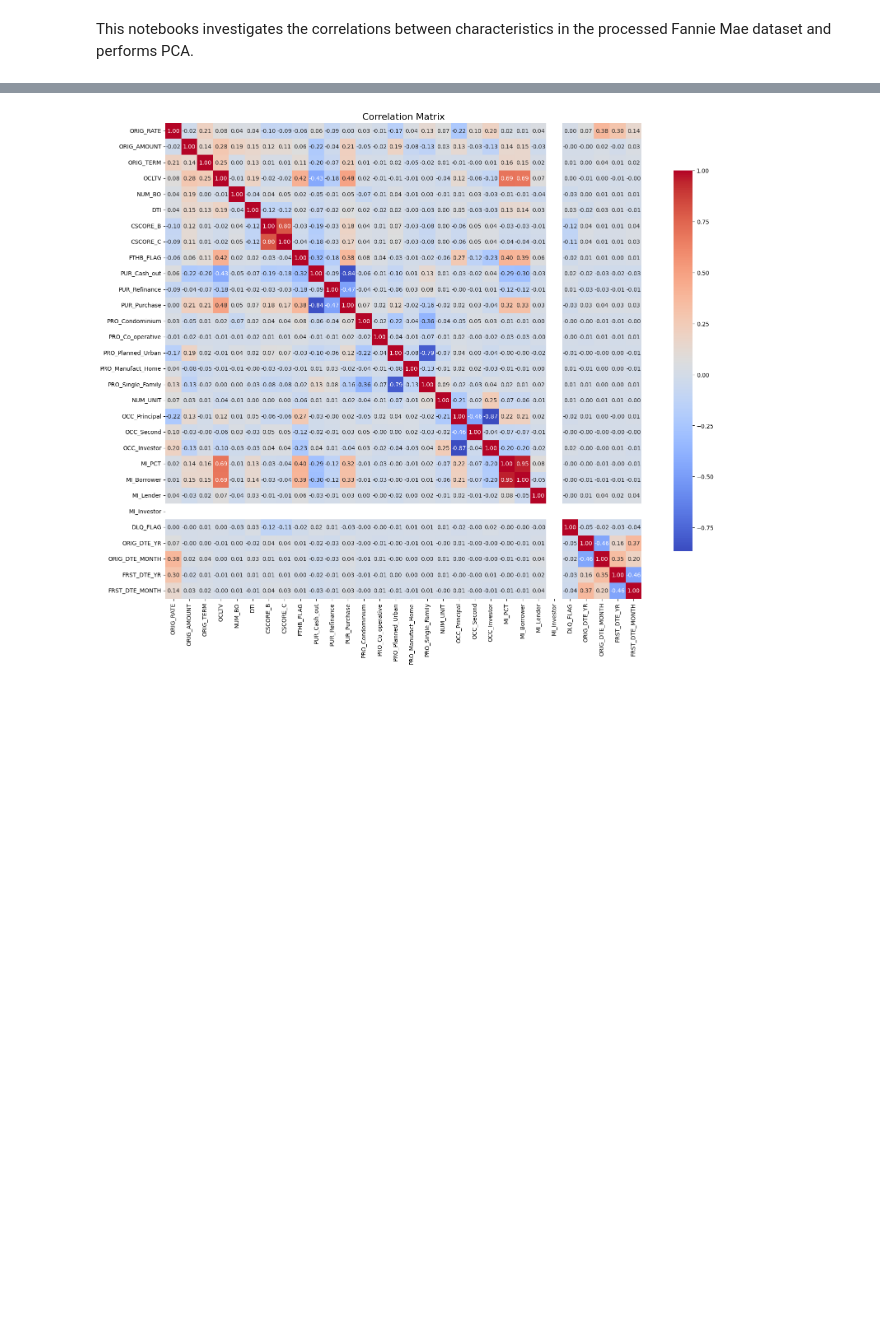
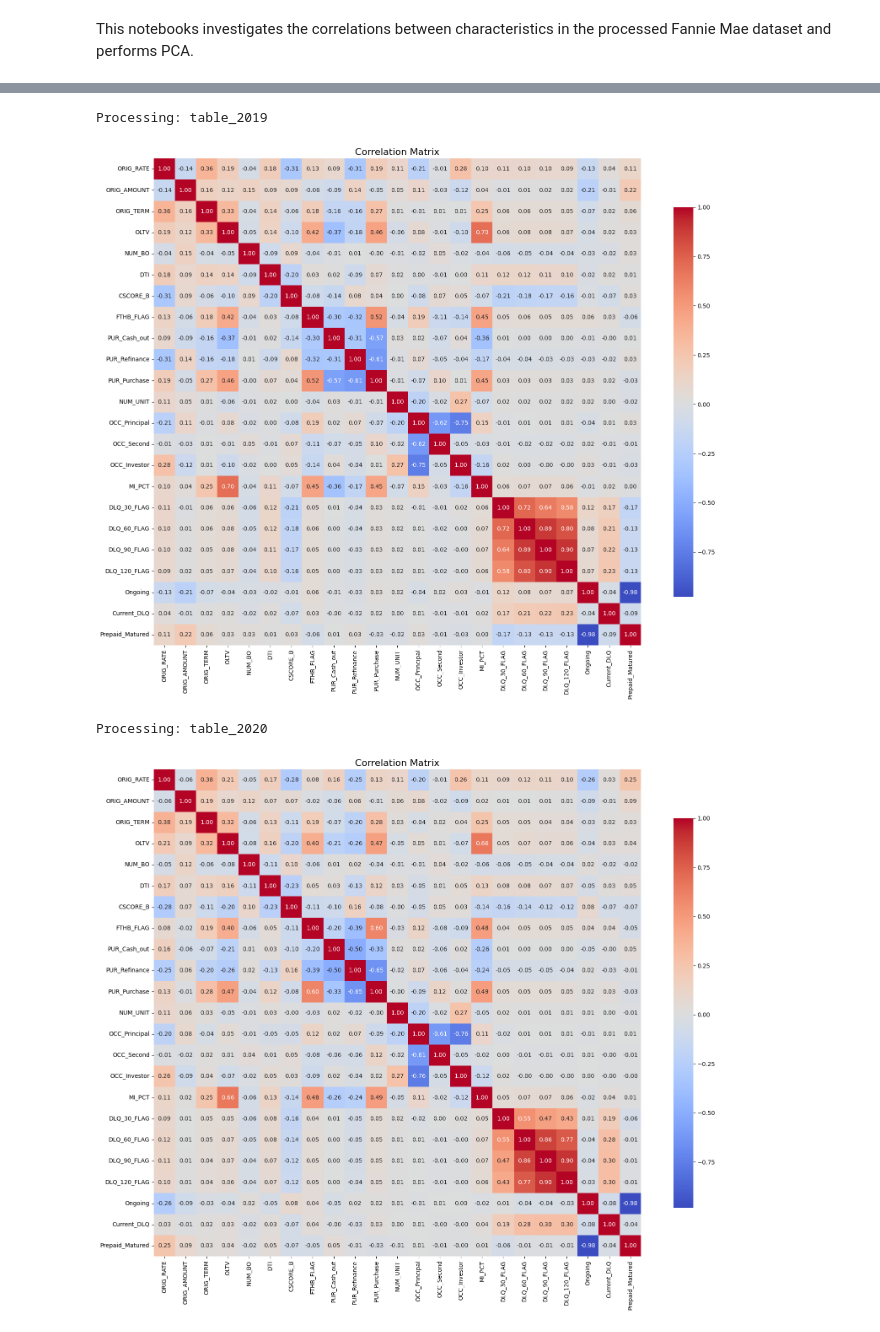
Before and after one commit to MIE479-2024/msf-capstone-crm, a Jupyter notebook: EDA/correlation_analysis.ipynb, the cells around one changed output, grey strips where cells are left out. Cells and saved outputs as stored; diff of their text form; code cells hidden in the pictures; blank space fills up the shorter version.

Commit message:
updata pca and correlation analysis for new dataset

```diff
--- a/EDA/correlation_analysis.ipynb
+++ b/EDA/correlation_analysis.ipynb
@@ -91,16 +24,32 @@ dtype: int64
 # %%
-# Compute matrix
-correlation_matrix = model_data.corr()
-# Create a heatmap
-plt.figure(figsize=(20, 15))
-sns.heatmap(correlation_matrix,
-             annot=True,
-             fmt=".2f",
-             cmap='coolwarm',
-             square=True,
-             cbar_kws={"shrink": .8}
-            )
-plt.title('Correlation Matrix', fontsize=16)
-plt.show()
+# Read-in processed data
+# Filter based on columns relevant for modelling
+REQUIRED_COLUMNS = [
+    'ORIG_RATE', 'ORIG_AMOUNT', 'ORIG_TERM', 'OLTV', 'NUM_BO', 'DTI', 'CSCORE_B', # 'CSCORE_C',
+    'FTHB_FLAG', 'PUR_Cash_out', 'PUR_Refinance', 'PUR_Purchase', 'NUM_UNIT',
+    'OCC_Principal', 'OCC_Second', 'OCC_Investor', 'MI_PCT', 'DLQ_30_FLAG', 'DLQ_60_FLAG',
+    'DLQ_90_FLAG', 'DLQ_120_FLAG',
+    'Ongoing', 'Current_DLQ', 'Prepaid_Matured'
+]
+
+for dataframe in ['table_'+str(year) for year in range(2019, 2024)]:
+    print('Processing:', dataframe)
+    data = eval(dataframe)[REQUIRED_COLUMNS]
+    # Compute matrix
+    correlation_matrix = data.corr()
+    # Create a heatmap
+    plt.figure(figsize=(20, 15))
+    sns.heatmap(correlation_matrix,
+                annot=True,
+                fmt=".2f",
+                cmap='coolwarm',
+                square=True,
+                cbar_kws={"shrink": .8}
+                )
+    plt.title('Correlation Matrix', fontsize=16)
+    plt.show()
 # %% [output]
+Processing: table_2019
-[figure, old version]
+[figure, new version]
+Processing: table_2020
+[figure, added]
```
Also changed, not shown: parts of 10 cells of this notebook.
